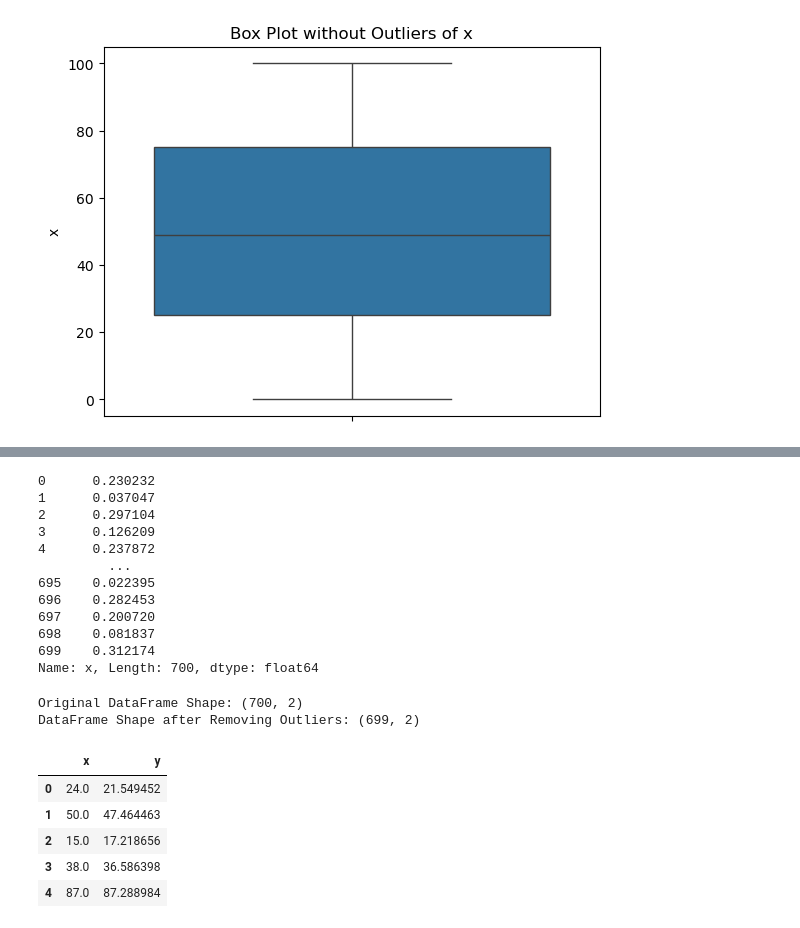
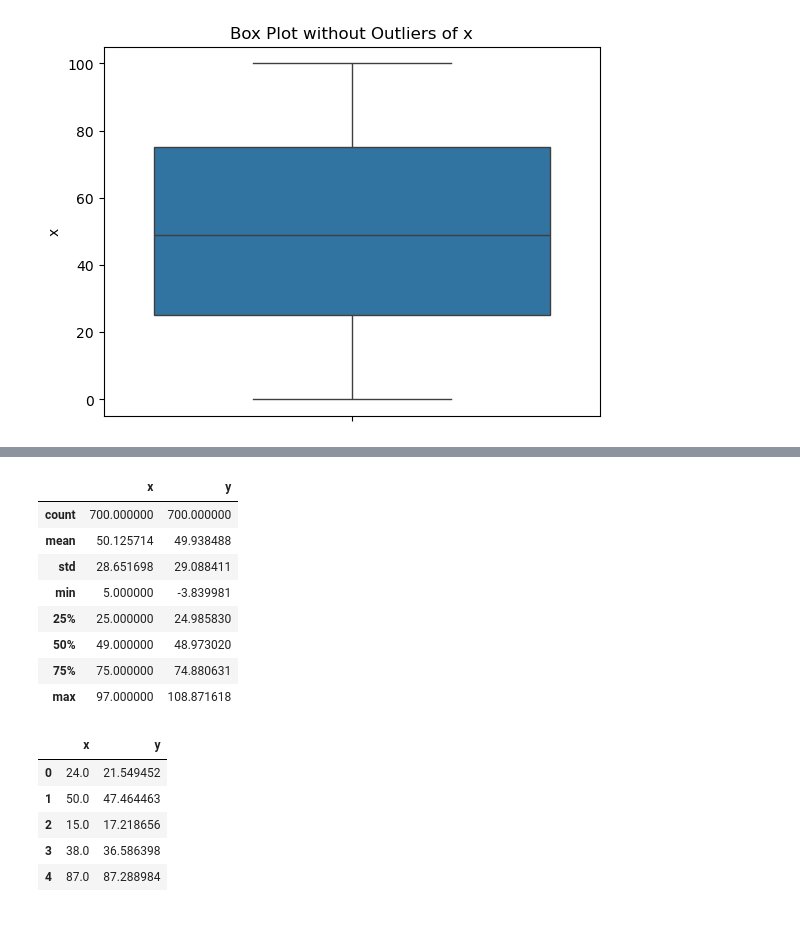
Before and after one commit to Fawazaro213/regressor-project, a Jupyter notebook: regressor-problem.ipynb, the cells around one changed output, grey strips where cells are left out. Drawn from its saved outputs; the diff is of its cells as text; code cells hidden in the pictures.

Commit message:
feat: Remove outliers

```diff
--- a/regressor-problem.ipynb
+++ b/regressor-problem.ipynb
@@ -113,31 +126,27 @@ no_outliers = removal_box_plot(df, 'x', threshold_value)
+# %%
+df.describe()
+# %% [output]
+|  | x | y |
+| count | 700.000000 | 700.000000 |
+| mean | 50.125714 | 49.938488 |
+| std | 28.651698 | 29.088411 |
+| min | 5.000000 | -3.839981 |
+| 25% | 25.000000 | 24.985830 |
+| 50% | 49.000000 | 48.973020 |
+| 75% | 75.000000 | 74.880631 |
+| max | 97.000000 | 108.871618 |
 # %%
-from scipy import stats
-import numpy as np
-z = np.abs(stats.zscore(df['x']))
-print(z)
+# from scipy import stats
+# import numpy as np
+# z = np.abs(stats.zscore(df['x']))
+# print(z)
-# %% [output]
-0      0.230232
-1      0.037047
-2      0.297104
-3      0.126209
-4      0.237872
-         ...
-695    0.022395
-696    0.282453
-697    0.200720
-698    0.081837
-699    0.312174
-Name: x, Length: 700, dtype: float64
 # %%
-threshold_z = 5
+# threshold_z = 5
 
-outlier_indices = np.where(z > threshold_z)[0]
-x = df.drop(outlier_indices)
-print("Original DataFrame Shape:", df.shape)
-print("DataFrame Shape after Removing Outliers:", x.shape)
+# outlier_indices = np.where(z > threshold_z)[0]
+# x = df.drop(outlier_indices)
+# print("Original DataFrame Shape:", df.shape)
+# print("DataFrame Shape after Removing Outliers:", x.shape)
-# %% [output]
-Original DataFrame Shape: (700, 2)
-DataFrame Shape after Removing Outliers: (699, 2)
 # %%
 df = pd.get_dummies(data = df)
 df.head()
```
Also changed, not shown: parts of 13 cells of this notebook.
